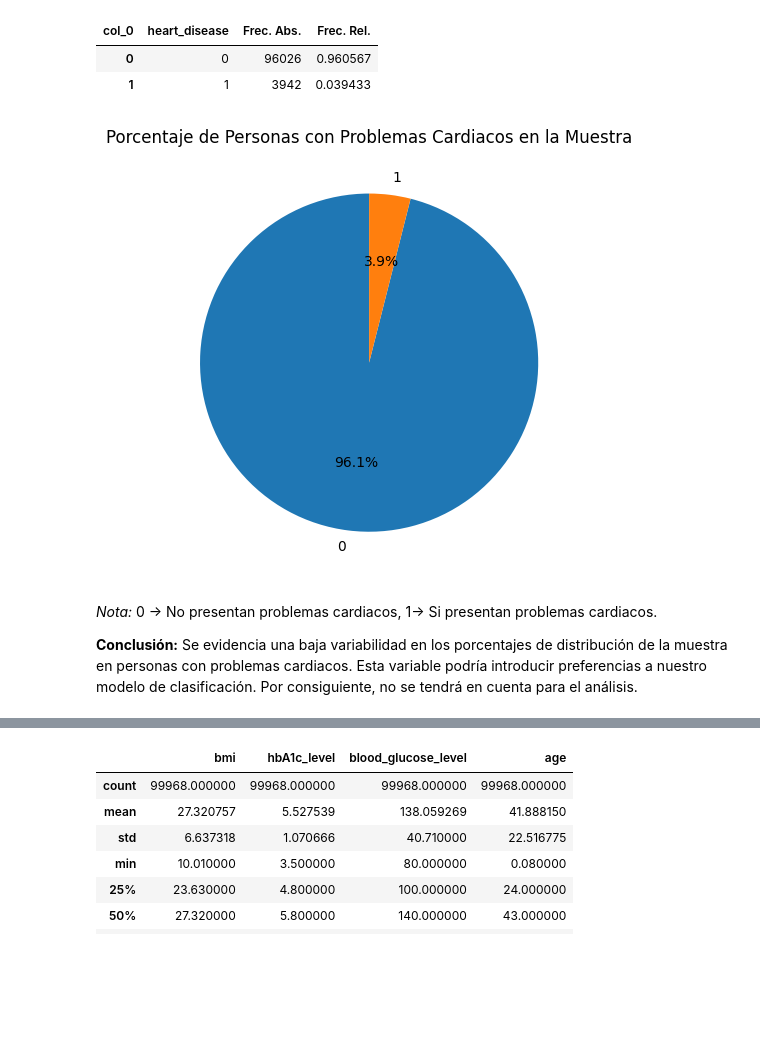
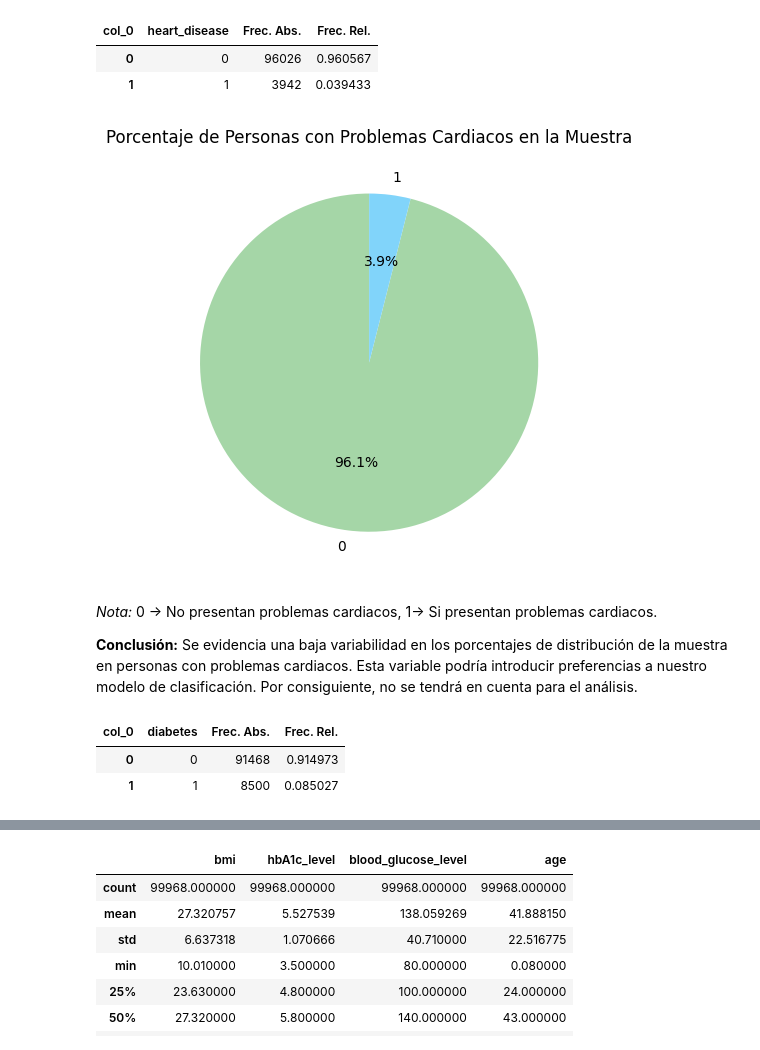
Before and after one commit to JuanMarting/EDA, a Jupyter notebook: Trabajo_final_EDA.ipynb, the cells around one changed output, grey strips where cells are left out. Saved outputs shown, nothing was run; the diff lists cells and outputs as text; code cells hidden in the pictures; blank space fills up the shorter version.

```diff
--- a/Trabajo_final_EDA.ipynb
+++ b/Trabajo_final_EDA.ipynb
@@ -364,16 +451,23 @@ tabla_heart
 | 0 | 0 | 96026 | 0.960567 |
 | 1 | 1 | 3942 | 0.039433 |
 # %%
-
 # grafico de torta
 plt.figure(figsize=(12,8))
 plt.subplot(1,2,2)
-plt.pie(tabla_heart["Frec. Rel."], labels=tabla_heart["heart_disease"],autopct='%1.1f%%',startangle=90)
+pastel_colors = ["#A5D6A7", "#81D4FA"]
+plt.pie(tabla_heart["Frec. Rel."], labels=tabla_heart["heart_disease"],autopct='%1.1f%%',startangle=90, colors=pastel_colors)
 plt.title('Porcentaje de Personas con Problemas Cardiacos en la Muestra')
 plt.show()
 # %% [output]
-[figure, old version]
+[figure, new version]
 # %% [markdown]
 *Nota:* 0 -> No presentan problemas cardiacos, 1-> Si presentan problemas cardiacos.
 
 **Conclusión:** Se evidencia una baja variabilidad en los porcentajes de distribución de la muestra en personas con problemas cardiacos. Esta variable podría introducir preferencias a nuestro modelo de clasificación. Por consiguiente, no se tendrá en cuenta para el análisis.
+# %%
+tipo_diabetes = tabla_freq(df["diabetes"])
+tipo_diabetes
+# %% [output]
+| col_0 | diabetes | Frec. Abs. | Frec. Rel. |
+| 0 | 0 | 91468 | 0.914973 |
+| 1 | 1 | 8500 | 0.085027 |
```
Also changed, not shown: parts of 96 cells of this notebook.
